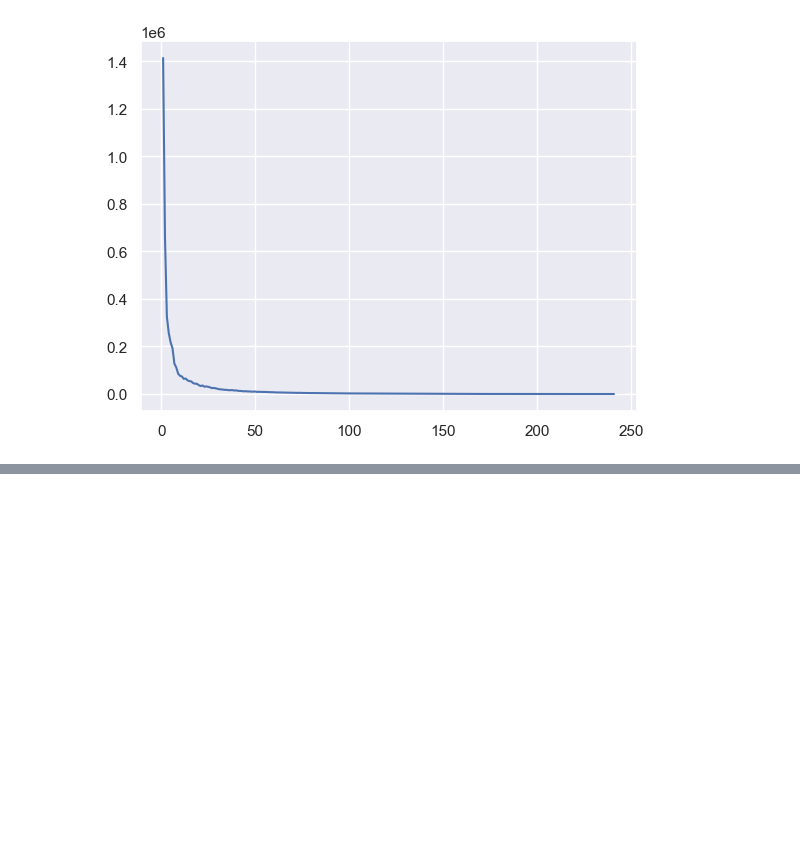
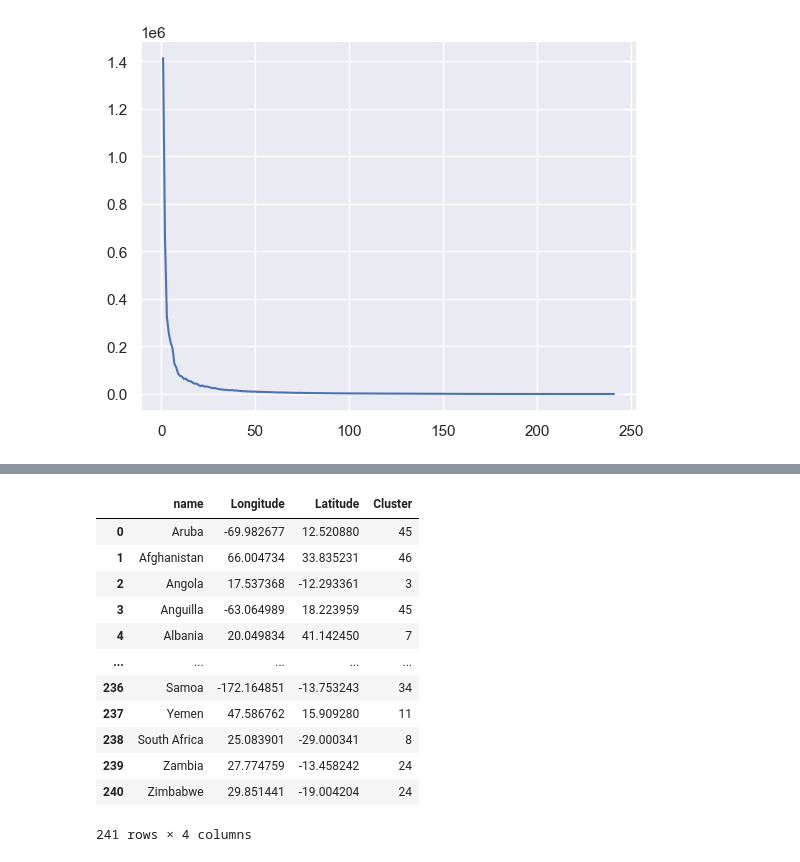
Before and after one commit to ProntoSbinalla/Python, a Jupyter notebook: Cluster Analysis/clusterAnalysisExercise.ipynb, the cells around one changed output, grey strips where cells are left out. Cells and saved outputs as stored; diff of their text form; code cells hidden in the pictures; blank space fills up the shorter version.

```diff
--- a/Cluster Analysis/clusterAnalysisExercise.ipynb
+++ b/Cluster Analysis/clusterAnalysisExercise.ipynb
@@ -138,0 +162,18 @@ plt.plot(number_of_clusters, wcss)
+# %%
+clusters_pd = data.copy()
+clusters_pd["Cluster"] = identified_clusters
+clusters_pd
+# %% [output]
+|  | name | Longitude | Latitude | Cluster |
+| 0 | Aruba | -69.982677 | 12.520880 | 45 |
+| 1 | Afghanistan | 66.004734 | 33.835231 | 46 |
+| 2 | Angola | 17.537368 | -12.293361 | 3 |
+| 3 | Anguilla | -63.064989 | 18.223959 | 45 |
+| 4 | Albania | 20.049834 | 41.142450 | 7 |
+| ... | ... | ... | ... | ... |
+| 236 | Samoa | -172.164851 | -13.753243 | 34 |
+| 237 | Yemen | 47.586762 | 15.909280 | 11 |
+| 238 | South Africa | 25.083901 | -29.000341 | 8 |
+| 239 | Zambia | 27.774759 | -13.458242 | 24 |
+| 240 | Zimbabwe | 29.851441 | -19.004204 | 24 |
+241 rows × 4 columns
```
Also changed, not shown: parts of 2 cells of this notebook.
